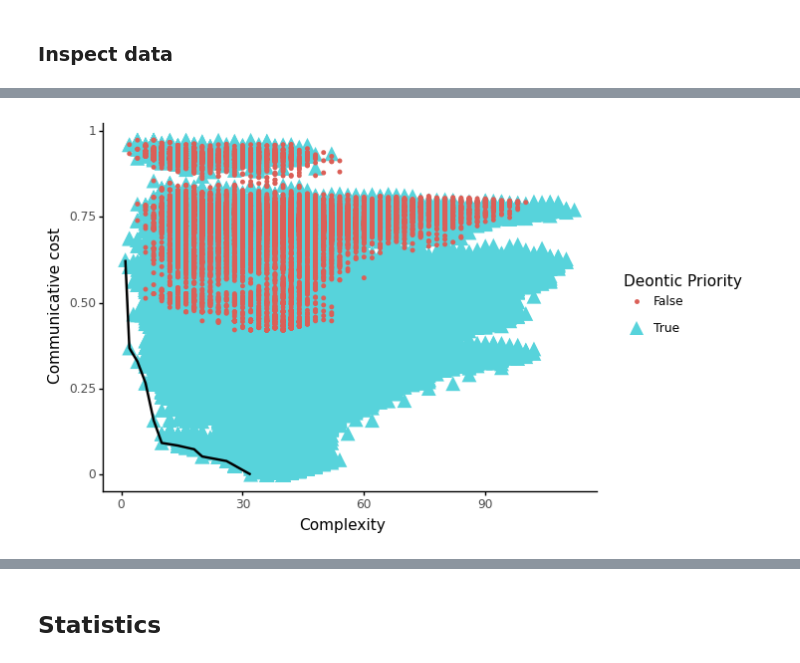
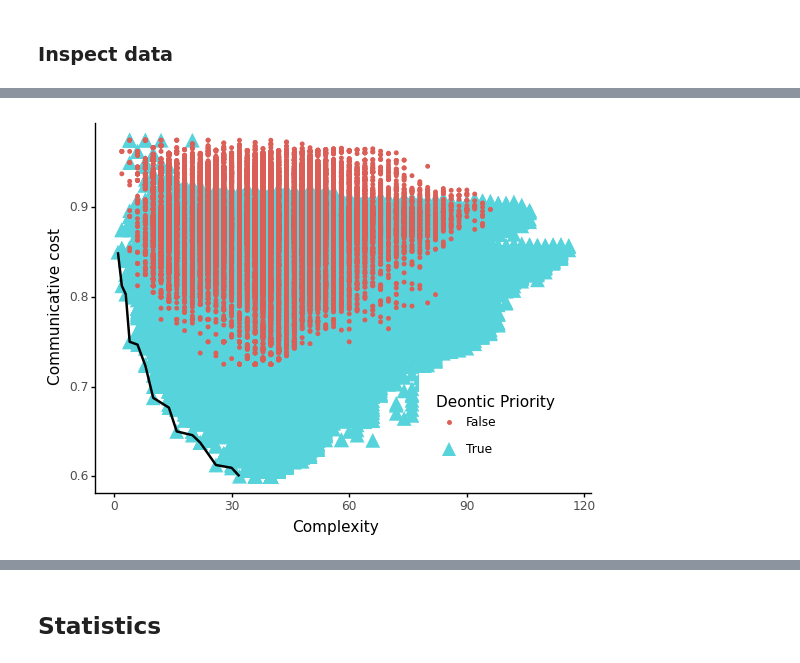
Before and after one commit to nathimel/modals-effcomm, a Jupyter notebook: src/cogsci_analysis.ipynb, the cells around one changed output, grey strips where cells are left out. Drawn from its saved outputs; the diff is of its cells as text; code cells hidden in the pictures.

```diff
--- a/src/cogsci_analysis.ipynb
+++ b/src/cogsci_analysis.ipynb
@@ -130,32 +132,33 @@ print(plot)
 # %%
 # redo plot with "Deontic Priority"
 
-data["Deontic Priority"] = data["uegaki"]
+data["Deontic Priority"] = data["cogsci_universal"]
 
 
 kwargs = {}
 kwargs["shape"] = "Deontic Priority"
 kwargs["size"] = "Deontic Priority"
 kwargs["color"] = "Deontic Priority"
 
 # if counts:
 #     kwargs["size"] = "counts"
 
 plot = (
     # Set data and the axes
     pn.ggplot(data=data, mapping=pn.aes(x="complexity", y="comm_cost"))
     # + pn.scale_y_continuous(limits=[0, 1])
     + pn.geom_point(  # all langs
         stroke=0,
         alpha=1,
         mapping=pn.aes(**kwargs),
     )
     + pn.geom_line(size=1, data=pareto_smoothed)
     + pn.xlab("Complexity")
     + pn.ylab("Communicative cost")
     # + pn.scale_color_cmap("cividis")
     + pn.theme_classic()
+    + pn.theme(legend_position=(0.75, 0.25))
 )
 print(plot)
 # %% [output]
-[figure, old version]
+[figure, new version]
```
Also changed, not shown: parts of 10 cells of this notebook, 1 other file.
